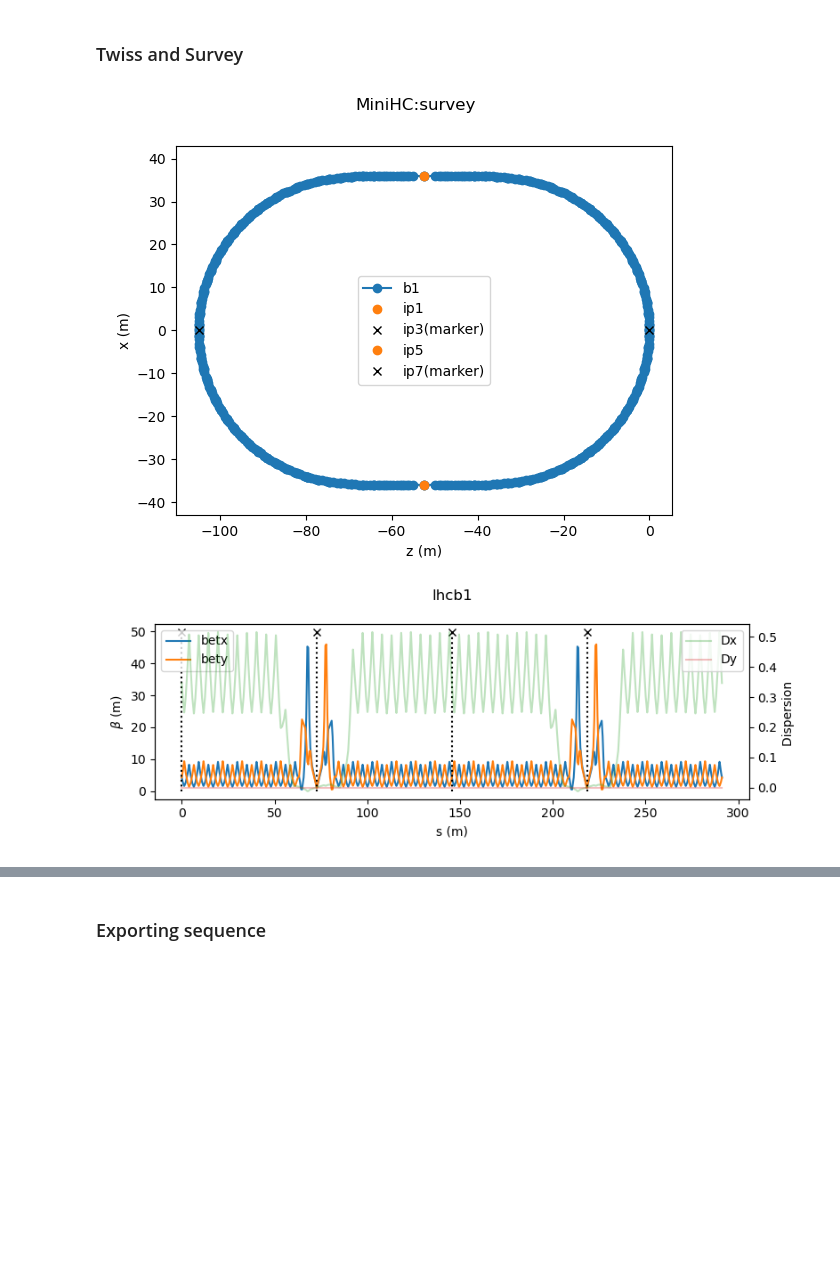
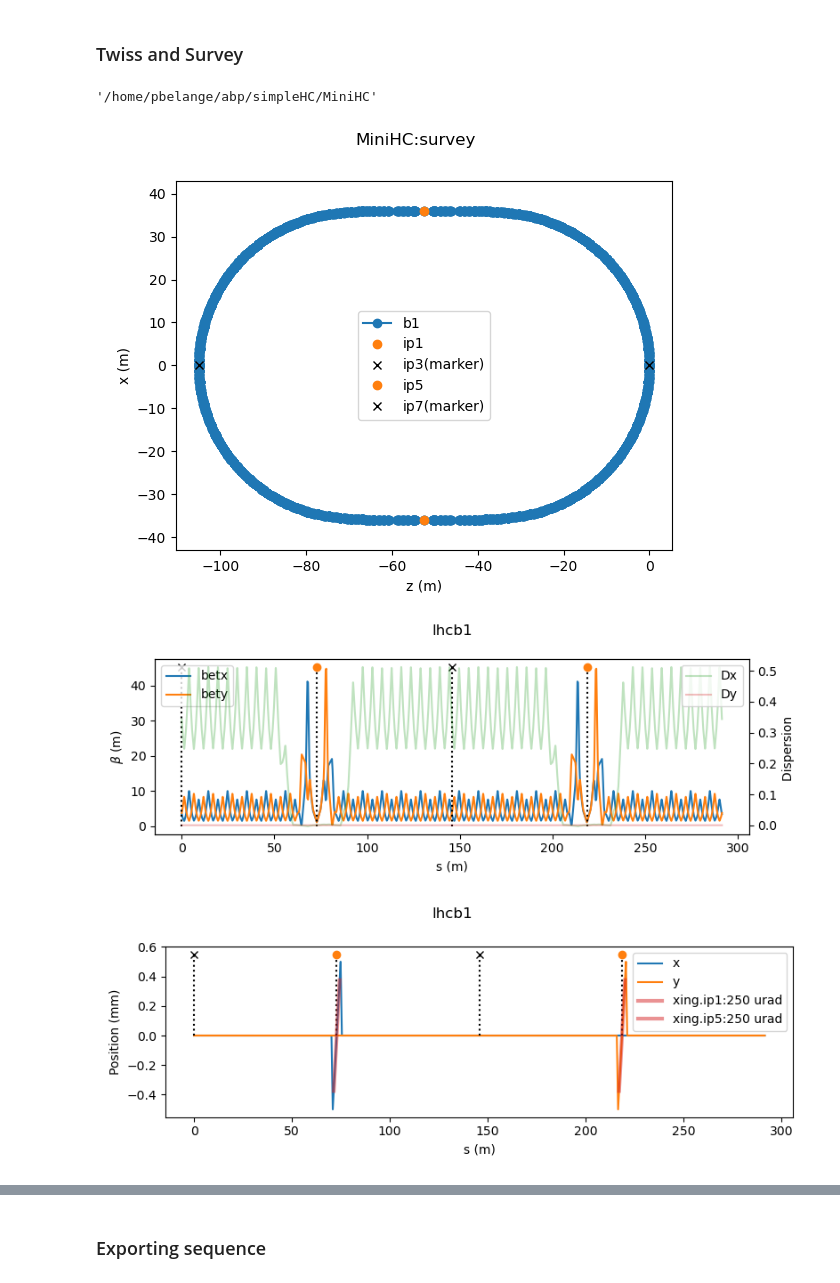
Before and after one commit to pbelange/MiniHC, a Jupyter notebook: MiniHC.ipynb, the cells around one changed output, grey strips where cells are left out. Drawn from its saved outputs; the diff is of its cells as text; code cells hidden in the pictures; blank space fills up the shorter version.

Commit message:
Added kickers to have crossing angle

```diff
--- a/MiniHC.ipynb
+++ b/MiniHC.ipynb
@@ -2,6 +2,10 @@
 # Mini Hadron Collider
 # %% [markdown]
 ### Twiss and Survey
+# %%
+pwd
+# %% [output]
+'/home/pbelange/abp/simpleHC/MiniHC'
 # %%
 import subprocess
 import sys
@@ -13,10 +17,11 @@ from cpymad.madx import Madx
 
 
 # Importing LHC sequences:
-with open('Shareables/madx_input.mad', 'w') as f:
+with open('madx_input.log', 'w') as f:
     mad = Madx(stdout=f)
     mad.option(echo = True, warn = True)
     mad.call(file='Backend/MAD/MiniHC.mad')
+    #mad.call(file='../Backend/MAD/tmp_template.mad')
 
 
     mad.command.beam(particle='proton',sequence='lhcb1',charge=1,npart=1,energy=7000,bv=1)
@@ -40,43 +45,69 @@ plt.suptitle('MiniHC:survey')
 for beam in ['b1']:
     plt.plot(survey[beam]['x'],survey[beam]['z'],'-o',label=beam)
     for _IP in ['ip1','ip3','ip5','ip7']:
-        if _IP in survey[beam].index:
-            if _IP in 'ip3 | ip7':
-                plt.plot(survey[beam].loc[_IP,'x'],survey[beam].loc[_IP,'z'],'x',color='k',label=_IP + '(marker)')
-            else:
-                plt.plot(survey[beam].loc[_IP,'x'],survey[beam].loc[_IP,'z'],'o',color='C1',label=_IP )
+        if _IP in 'ip1 | ip5':
+            plt.plot(survey[beam].loc[_IP,'x'],survey[beam].loc[_IP,'z'],'o',color='C1',label=_IP )
+        else:
+            plt.plot(survey[beam].loc[_IP,'x'],survey[beam].loc[_IP,'z'],'x',color='k',label=_IP + '(marker)')
 plt.legend()
 plt.axis('equal')
 plt.xlabel('z (m)')
 plt.ylabel(r'x (m)')
 
 
 
 
 seq = 'lhcb1'
 mad.input(f'use,sequence={seq};')
 mad.twiss()
 _twiss = mad.table['twiss'].dframe()
 
 plt.figure(figsize=(8,3))
 plt.suptitle(seq)
 plt.plot(_twiss['s'],_twiss['betx'],label='betx')
 plt.plot(_twiss['s'],_twiss['bety'],label='bety')
 for _IP in ['ip1','ip3','ip5','ip7']:
-    plt.stem(_twiss.loc[_IP,'s'],1.1*np.max(_twiss['betx']),markerfmt='kx',linefmt='k:')
+    if _IP in 'ip1 | ip5':
+        plt.stem(_twiss.loc[_IP,'s'],1.1*np.max(_twiss['betx']),markerfmt='C1o',linefmt='k:')
+    else:
+        plt.stem(_twiss.loc[_IP,'s'],1.1*np.max(_twiss['betx']),markerfmt='kx',linefmt='k:')
 
 
 plt.legend(loc='upper left')
 plt.xlabel('s (m)')
 plt.ylabel(r'$\beta$ (m)')
 
 ax2 = plt.gca().twinx()
 plt.sca(ax2)
 plt.plot(_twiss['s'],_twiss['dx'],alpha=0.3,color='C2',label='Dx')
 plt.plot(_twiss['s'],_twiss['dy'],alpha=0.3,color='C3',label='Dy')
 plt.legend(loc='upper right')
 plt.ylabel(r'Dispersion ')
 plt.tight_layout()
+
+
+
+
+plt.figure(figsize=(8,3))
+plt.suptitle(seq)
+plt.plot(_twiss['s'],_twiss['x']/1e-3,label='x')
+plt.plot(_twiss['s'],_twiss['y']/1e-3,label='y')
+for _IP in ['ip1','ip3','ip5','ip7']:
+    if _IP in 'ip1 | ip5':
+        plt.stem(_twiss.loc[_IP,'s'],1.1*np.max(_twiss['x']/1e-3),markerfmt='C1o',linefmt='k:')
+    else:
+        plt.stem(_twiss.loc[_IP,'s'],1.1*np.max(_twiss['x']/1e-3),markerfmt='kx',linefmt='k:')
+for _IP in ['ip1','ip5']:
+    xing = {'ip1': 250e-6, 'ip5': 250e-6}[_IP]
+    angle_x = _twiss.loc[_IP,'s'] + np.linspace(-1.5,1.5,100)
+    angle_y = np.tan(xing)*angle_x - np.tan(xing)*_twiss.loc[_IP,'s']
+    plt.plot(angle_x,angle_y/1e-3,'-',lw=3,alpha=0.5,color='C3',label=f'xing.{_IP}:{xing/1e-6:.0f} urad')
+
+plt.legend()
+plt.xlabel('s (m)')
+plt.ylabel(r'Position (mm)')
+plt.tight_layout()
 # %% [output]
 [figure]
-[figure, old version]
+[figure, new version]
+[figure, added]
```
Also changed, not shown: parts of 4 cells of this notebook, 1 other file.
